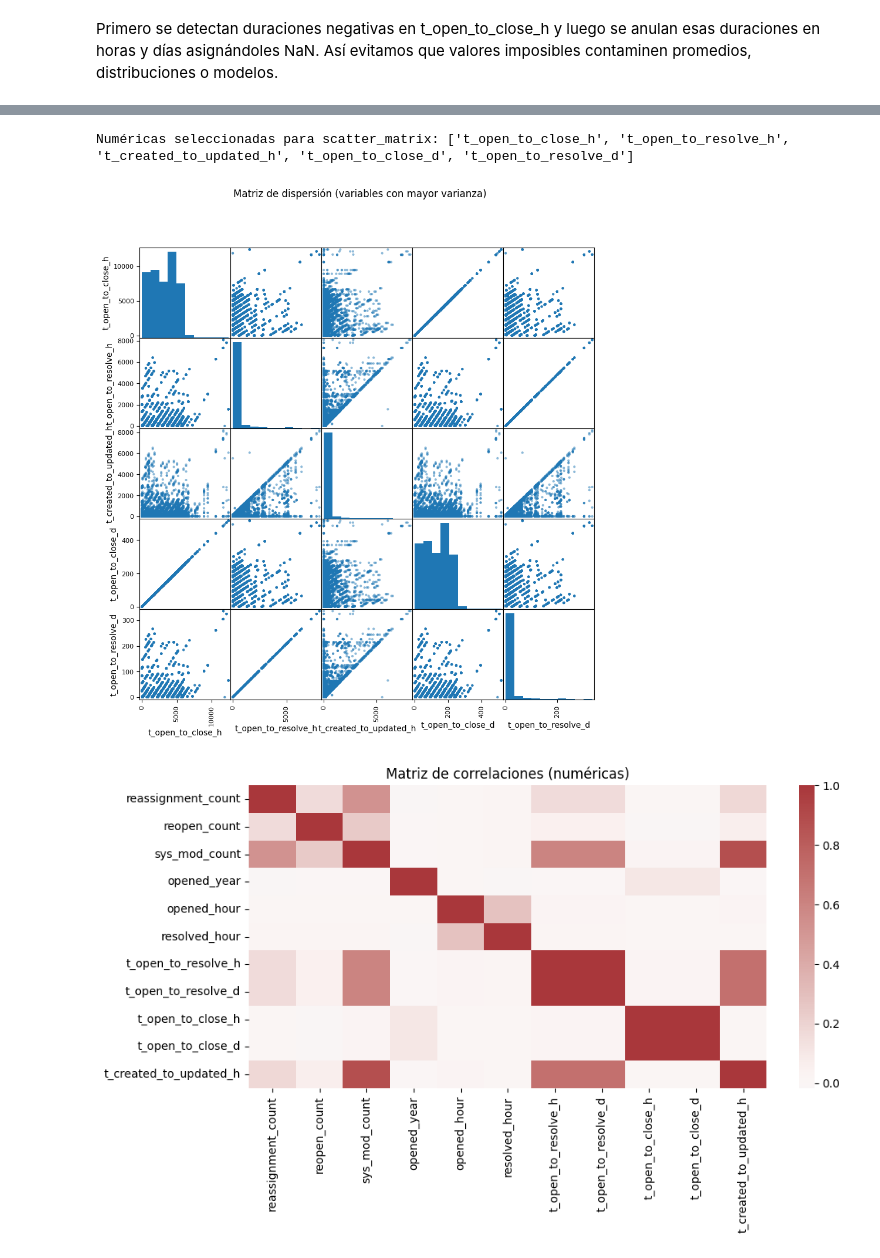
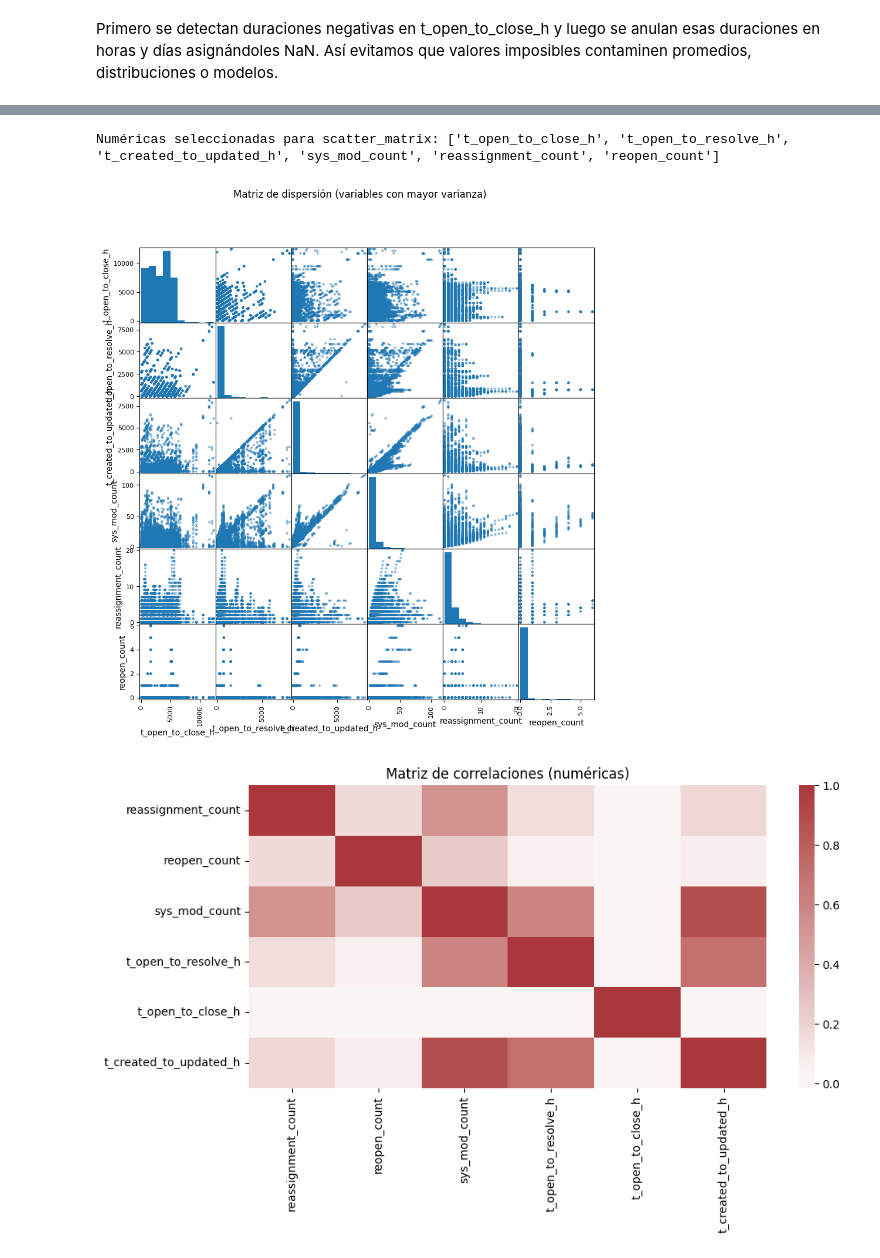
Before and after one commit to santiagolievano/Proyecto1_Atencion_de_Incidentes, a Jupyter notebook: Tarea 2 - Exploración/Exploración.ipynb, the cells around one changed output, grey strips where cells are left out. Cells and saved outputs as stored; diff of their text form; code cells hidden in the pictures.

```diff
--- a/Tarea 2 - Exploración/Exploración.ipynb
+++ b/Tarea 2 - Exploración/Exploración.ipynb
@@ -86,40 +86,9 @@ reopen_count es casi siempre 0 (media =0,02; P25=P50=P75=0; máximo 8), lo que i
 
 sys_mod_count presenta mediana 3 (P25=1, P75=6), con cola larga (máximo 129 y media =5,08), es decir, la mayor parte de los casos concentra entre 1 y 6 actualizaciones, pero hay unos pocos con actividad muy alta.
 # %%
-# --- Derivados desde opened_at ---
-if "opened_at" in df.columns:
-    s = df["opened_at"]
-    df["opened_date"]  = s.dt.date
-    df["opened_year"]  = s.dt.year
-    df["opened_month"] = s.dt.to_period("M").astype(str)
-    df["opened_dow"]   = s.dt.day_name()
-    df["opened_hour"]  = s.dt.hour
+df["t_open_to_resolve_h"] = (df['resolved_at'] - df['opened_at']).dt.total_seconds() / 3600.0
 
-# --- Derivados desde resolved_at ---
-if "resolved_at" in df.columns:
-    s = df["resolved_at"]
-    df["resolved_month"] = s.dt.to_period("M").astype(str)
-    df["resolved_dow"]   = s.dt.day_name()
-    df["resolved_hour"]  = s.dt.hour
+df["t_open_to_close_h"] = (df['closed_at'] - df['opened_at']).dt.total_seconds() / 3600.0
 
-# --- Derivados desde closed_at ---
-if "closed_at" in df.columns:
-    s = df["closed_at"]
-    df["closed_month"] = df["closed_at"].dt.to_period("M")
-
-# --- Duraciones en horas y días ---
-def _to_hours(td):
-    return td.dt.total_seconds() / 3600.0
-
-if {"opened_at","resolved_at"}.issubset(df.columns):
-    df["t_open_to_resolve_h"] = _to_hours(df["resolved_at"] - df["opened_at"])
-    df["t_open_to_resolve_d"] = df["t_open_to_resolve_h"] / 24
-
-if {"opened_at","closed_at"}.issubset(df.columns):
-    df["t_open_to_close_h"] = _to_hours(df["closed_at"] - df["opened_at"])
-    df["t_open_to_close_d"] = df["t_open_to_close_h"] / 24
-
-# También útil: tiempo entre sys_created_at y sys_updated_at (actividad en sistema)
-if {"sys_created_at","sys_updated_at"}.issubset(df.columns):
-    df["t_created_to_updated_h"] = _to_hours(df["sys_updated_at"] - df["sys_created_at"])
+df["t_created_to_updated_h"] = (df['sys_updated_at'] - df['sys_created_at']).dt.total_seconds() / 3600.0
 # %% [markdown]
@@ -364,25 +267,24 @@ for cat_col in cat_cols_evaluacion:
 # %%
 from pandas.plotting import scatter_matrix
 
-#Seleccionamos hasta 5 numéricas con mayor varianza para una matriz de dispersión simple
 varianza = df[num_cols].var().sort_values(ascending=False)
-top_num = varianza.head(5).index.tolist()
+top_num = varianza.index.tolist()
 print("Numéricas seleccionadas para scatter_matrix:", top_num)
 axs = scatter_matrix(df[top_num].dropna(), figsize=(10, 10), diagonal='hist')
 plt.suptitle("Matriz de dispersión (variables con mayor varianza)")
 plt.show()
 
 # Mapa de calor de correlación
 corr = df[num_cols].corr(numeric_only=True)
 plt.figure(figsize=(10, 6))
 sns.heatmap(corr, cmap="vlag", center=0, annot=False)
 plt.title("Matriz de correlaciones (numéricas)")
 plt.tight_layout()
 plt.show()
 # %% [output]
-Numéricas seleccionadas para scatter_matrix: ['t_open_to_close_h', 't_open_to_resolve_h', 't_created_to_updated_h', 't_open_to_close_d', 't_open_to_resolve_d']
+Numéricas seleccionadas para scatter_matrix: ['t_open_to_close_h', 't_open_to_resolve_h', 't_created_to_updated_h', 'sys_mod_count', 'reassignment_count', 'reopen_count']
-[figure, old version]
+[figure, new version]
-[figure, old version]
+[figure, new version]
 # %%
 for c in cat_cols:
     k = df[c].nunique()
```
Also changed, not shown: parts of 18 cells of this notebook.
